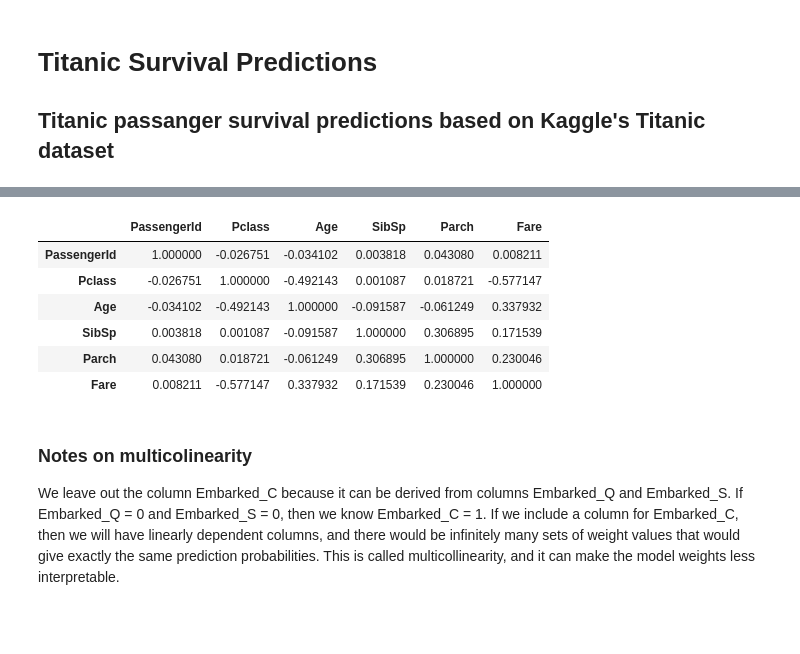
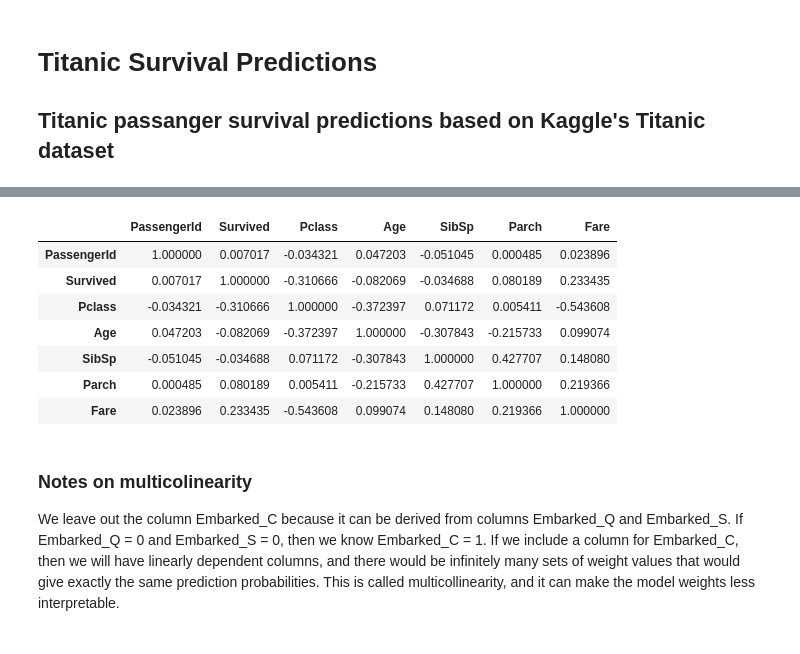
Before and after one commit to amihays/titanic, a Jupyter notebook: data_exploration.ipynb, the cells around one changed output, grey strips where cells are left out. Cells and saved outputs as stored; diff of their text form; code cells hidden in the pictures.

Commit message:
Add training/validation sets split

```diff
--- a/data_exploration.ipynb
+++ b/data_exploration.ipynb
@@ -12,3 +10,7 @@ uncleaned_test_set = pandas.read_csv('./data/test.csv')
+# %%
+uncleaned_data_set = pandas.read_csv('./data/train.csv')
+
+uncleaned_training_set, uncleaned_validation_set = train_test_split(uncleaned_data_set, test_size=0.2)
 # %%
 uncleaned_training_set
 # %% [output]
@@ -59,13 +46,14 @@ Name: Embarked, Length: 418, dtype: int64
 # %%
-uncleaned_test_set.corr()
+uncleaned_training_set.corr()
 # %% [output]
-|  | PassengerId | Pclass | Age | SibSp | Parch | Fare |
-| PassengerId | 1.000000 | -0.026751 | -0.034102 | 0.003818 | 0.043080 | 0.008211 |
-| Pclass | -0.026751 | 1.000000 | -0.492143 | 0.001087 | 0.018721 | -0.577147 |
-| Age | -0.034102 | -0.492143 | 1.000000 | -0.091587 | -0.061249 | 0.337932 |
-| SibSp | 0.003818 | 0.001087 | -0.091587 | 1.000000 | 0.306895 | 0.171539 |
-| Parch | 0.043080 | 0.018721 | -0.061249 | 0.306895 | 1.000000 | 0.230046 |
-| Fare | 0.008211 | -0.577147 | 0.337932 | 0.171539 | 0.230046 | 1.000000 |
+|  | PassengerId | Survived | Pclass | Age | SibSp | Parch | Fare |
+| PassengerId | 1.000000 | 0.007017 | -0.034321 | 0.047203 | -0.051045 | 0.000485 | 0.023896 |
+| Survived | 0.007017 | 1.000000 | -0.310666 | -0.082069 | -0.034688 | 0.080189 | 0.233435 |
+| Pclass | -0.034321 | -0.310666 | 1.000000 | -0.372397 | 0.071172 | 0.005411 | -0.543608 |
+| Age | 0.047203 | -0.082069 | -0.372397 | 1.000000 | -0.307843 | -0.215733 | 0.099074 |
+| SibSp | -0.051045 | -0.034688 | 0.071172 | -0.307843 | 1.000000 | 0.427707 | 0.148080 |
+| Parch | 0.000485 | 0.080189 | 0.005411 | -0.215733 | 0.427707 | 1.000000 | 0.219366 |
+| Fare | 0.023896 | 0.233435 | -0.543608 | 0.099074 | 0.148080 | 0.219366 | 1.000000 |
 # %% [markdown]
 ### Notes on multicolinearity
 We leave out the column Embarked_C because it can be derived from columns Embarked_Q and Embarked_S. If Embarked_Q = 0 and Embarked_S = 0, then we know Embarked_C = 1. If we include a column for Embarked_C, then we will have linearly dependent columns, and there would be infinitely many sets of weight values that would give exactly the same prediction probabilities. This is called multicollinearity, and it can make the model weights less interpretable.
```
Also changed, not shown: parts of 19 cells of this notebook.
